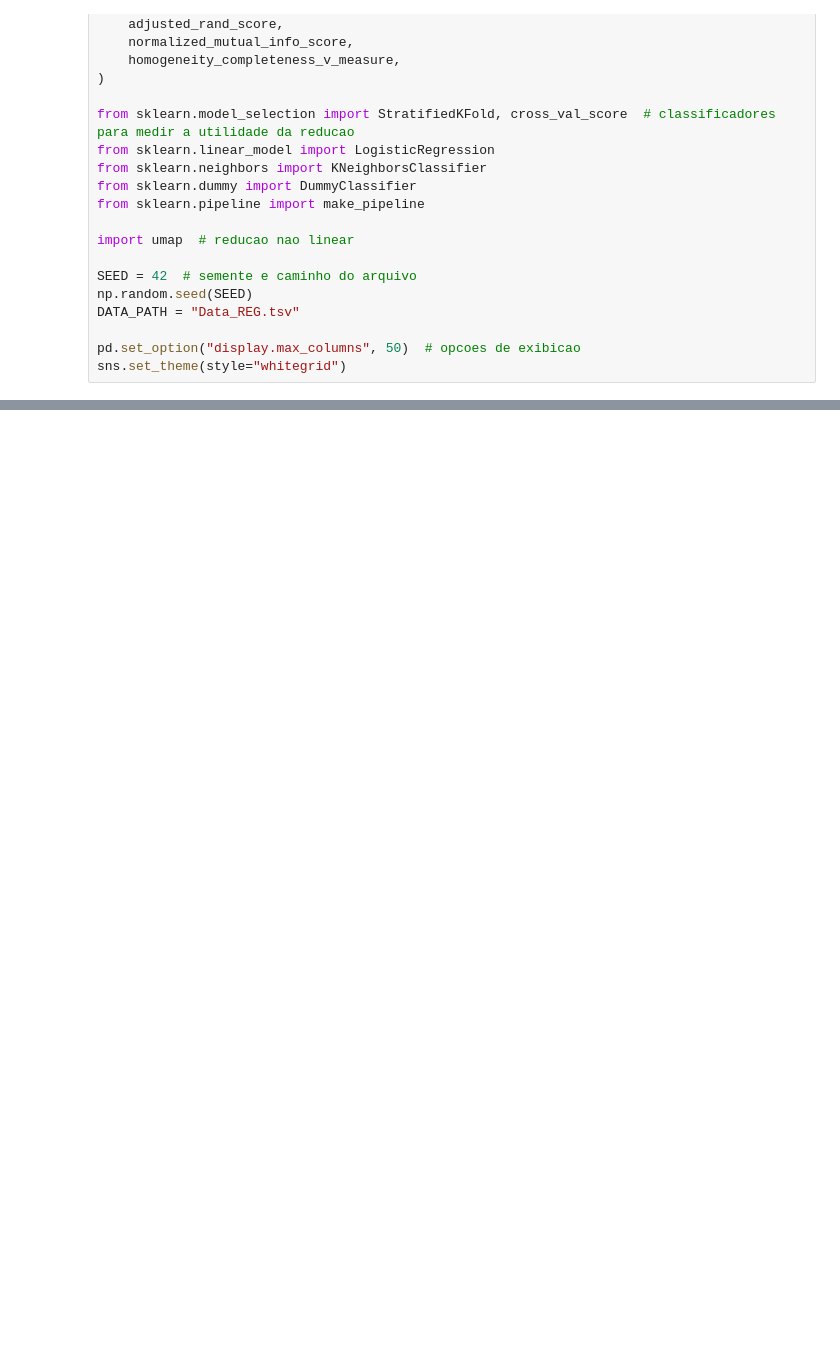
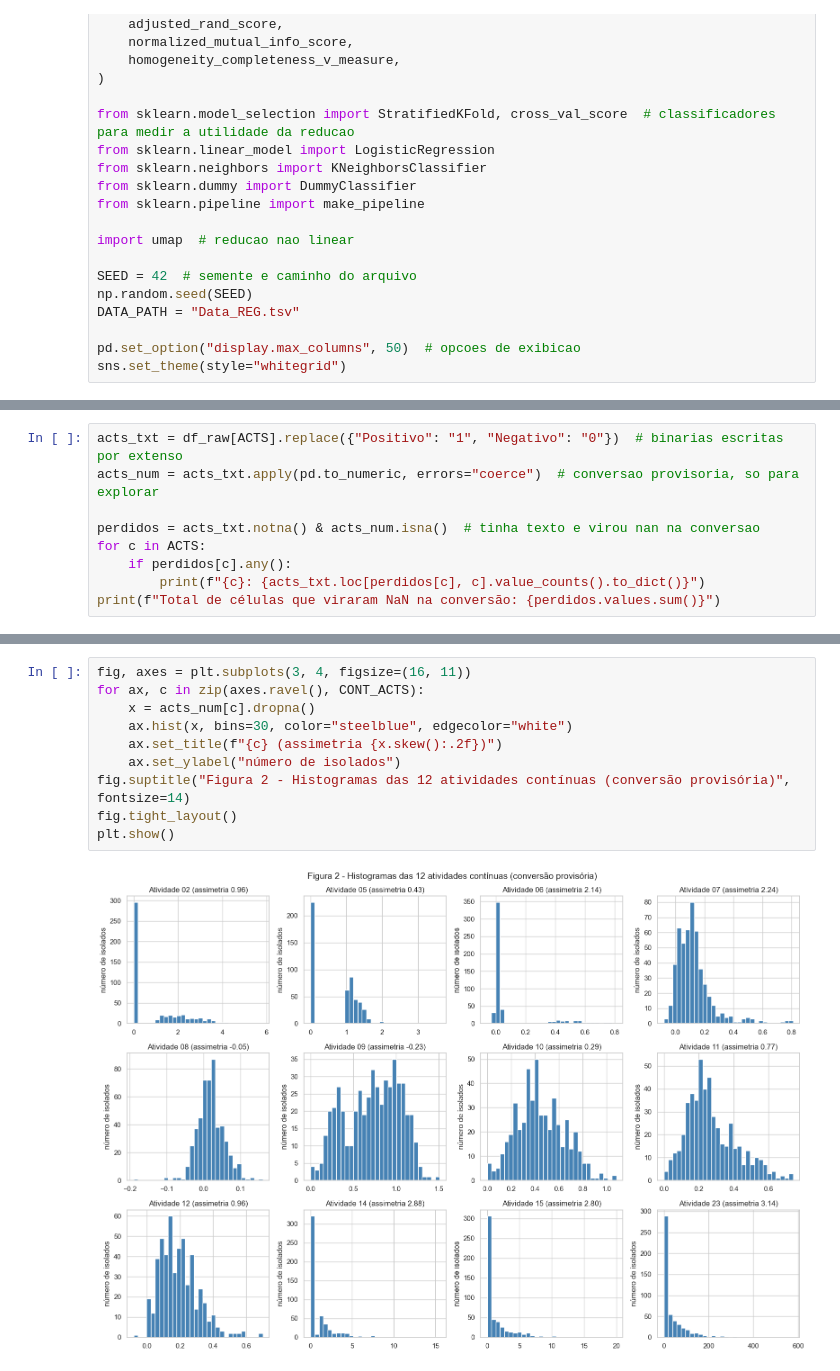
Before and after one commit to dharahadi/t1-aprendizado-maquina, a Jupyter notebook: T1_Regenera.ipynb, the cells around one changed output, grey strips where cells are left out. Cells and saved outputs as stored; diff of their text form; blank space fills up the shorter version.

```diff
--- a/T1_Regenera.ipynb
+++ b/T1_Regenera.ipynb
@@ -66,0 +211,9 @@ sns.set_theme(style="whitegrid")
+# %%
+acts_txt = df_raw[ACTS].replace({"Positivo": "1", "Negativo": "0"})  # binarias escritas por extenso
+acts_num = acts_txt.apply(pd.to_numeric, errors="coerce")  # conversao provisoria, so para explorar
+
+perdidos = acts_txt.notna() & acts_num.isna()  # tinha texto e virou nan na conversao
+for c in ACTS:
+    if perdidos[c].any():
+        print(f"{c}: {acts_txt.loc[perdidos[c], c].value_counts().to_dict()}")
+print(f"Total de células que viraram NaN na conversão: {perdidos.values.sum()}")
@@ -66,0 +249,12 @@ sns.set_theme(style="whitegrid")
+# %%
+fig, axes = plt.subplots(3, 4, figsize=(16, 11))
+for ax, c in zip(axes.ravel(), CONT_ACTS):
+    x = acts_num[c].dropna()
+    ax.hist(x, bins=30, color="steelblue", edgecolor="white")
+    ax.set_title(f"{c} (assimetria {x.skew():.2f})")
+    ax.set_ylabel("número de isolados")
+fig.suptitle("Figura 2 - Histogramas das 12 atividades contínuas (conversão provisória)", fontsize=14)
+fig.tight_layout()
+plt.show()
+# %% [output]
+[figure, added]
```
Also changed, not shown: parts of 24 cells of this notebook.
